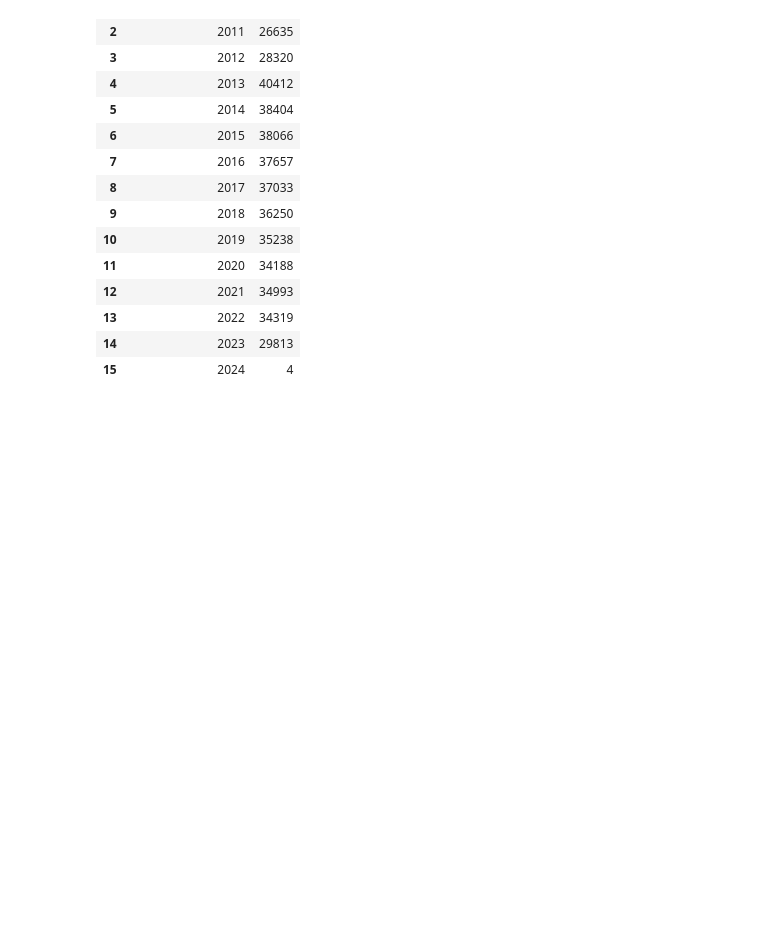
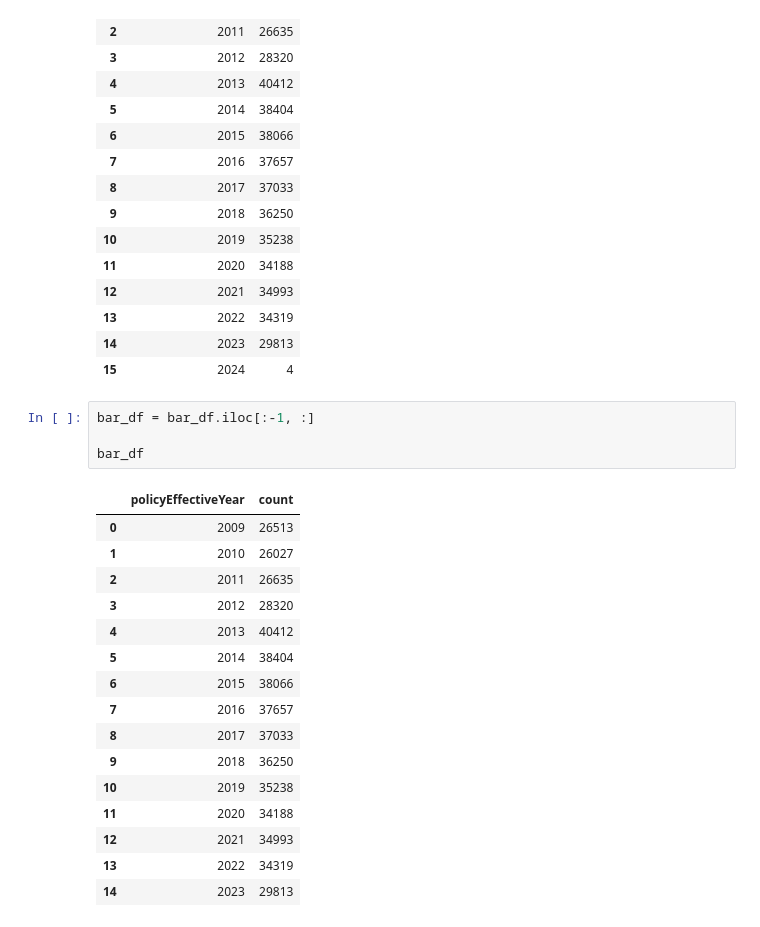
Before and after one commit to mebauer/fema-nfip-nyc, a Jupyter notebook: data-wrangling.ipynb, the cells around one changed output. Saved outputs shown, nothing was run; the diff lists cells and outputs as text; blank space fills up the shorter version.

Commit message:
clip year 2024 from cover photo

```diff
--- a/data-wrangling.ipynb
+++ b/data-wrangling.ipynb
@@ -286,6 +286,27 @@ bar_df
 | 13 | 2022 | 34319 |
 | 14 | 2023 | 29813 |
 | 15 | 2024 | 4 |
+# %%
+bar_df = bar_df.iloc[:-1, :]
+
+bar_df
+# %% [output]
+|  | policyEffectiveYear | count |
+| 0 | 2009 | 26513 |
+| 1 | 2010 | 26027 |
+| 2 | 2011 | 26635 |
+| 3 | 2012 | 28320 |
+| 4 | 2013 | 40412 |
+| 5 | 2014 | 38404 |
+| 6 | 2015 | 38066 |
+| 7 | 2016 | 37657 |
+| 8 | 2017 | 37033 |
+| 9 | 2018 | 36250 |
+| 10 | 2019 | 35238 |
+| 11 | 2020 | 34188 |
+| 12 | 2021 | 34993 |
+| 13 | 2022 | 34319 |
+| 14 | 2023 | 29813 |
 # %%
 plt.figure(figsize=(8, 6))
 
```
Also changed, not shown: parts of 2 cells of this notebook, 1 other file.
